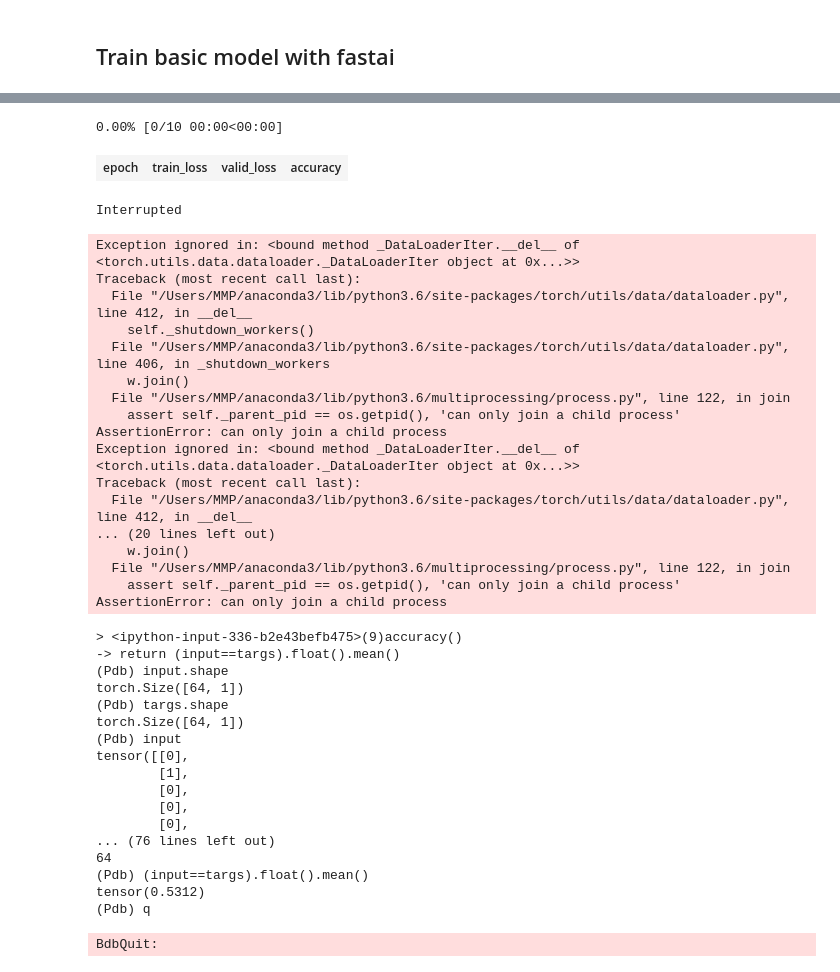
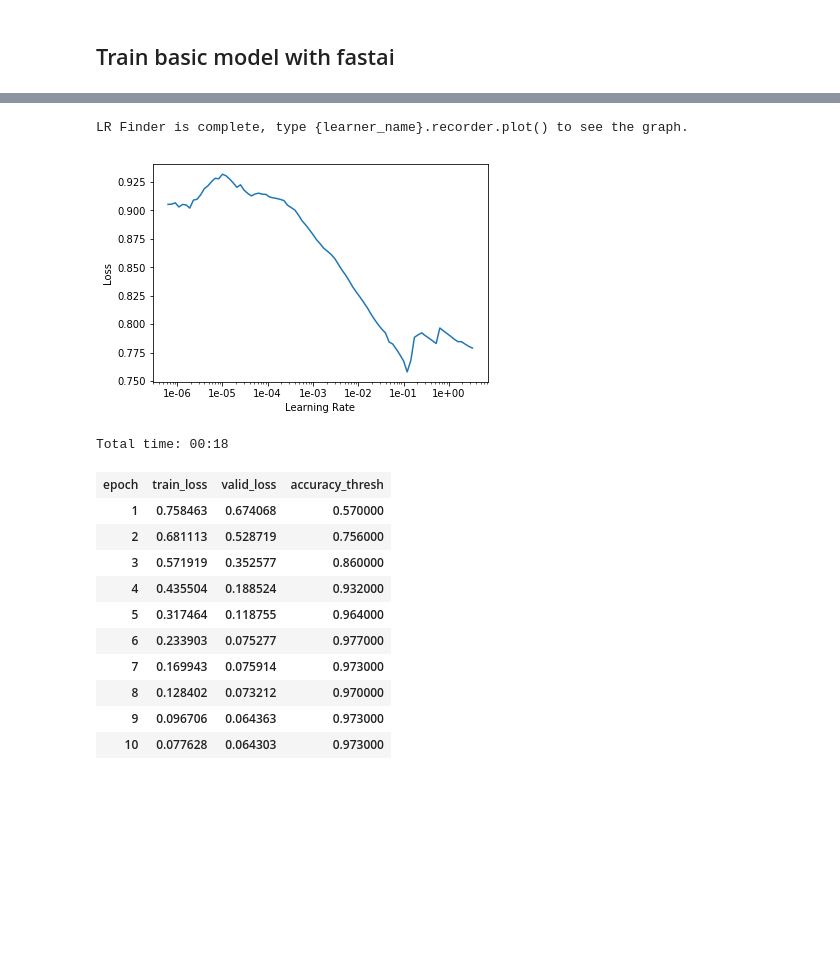
Before and after one commit to MicPie/genomics, a Jupyter notebook: DL_Genomics_v8_basic-fastai.ipynb, the cells around one changed output, grey strips where cells are left out. Saved outputs shown, nothing was run; the diff lists cells and outputs as text; code cells hidden in the pictures; blank space fills up the shorter version.

```diff
--- a/DL_Genomics_v8_basic-fastai.ipynb
+++ b/DL_Genomics_v8_basic-fastai.ipynb
@@ -105,3 +91,5 @@ seq_df['MultiTarget'] = seq_df['MultiTarget'].apply(joinarray)
+# %%
+seq_df['NotTarget'] = targB
 # %%
 seq_df.head()
 # %% [output]
@@ -158,6 +146,6 @@ class SeqItemList(ImageItemList):
     @classmethod
     def import_from_df(cls, df:DataFrame, cols:IntsOrStrs=0, **kwargs)->'ItemList':
         "Get the sequences in `col` of `df` and will had `path/folder` in front of them, `suffix` at the end."
-        return cls(items=df[cols].values)
+        return cls(items=df[cols].values, xtra=df)
 # %%
 bs = 64
@@ -175,3 +152,8 @@ data = (SeqItemList.import_from_df(seq_df, ['Sequences'])
+# %%
+data = (SeqItemList.import_from_df(seq_df, ['Sequences'])
+        .random_split_by_pct(valid_pct=0.25)
+        .label_from_df(['Target', 'NotTarget']) #one_hot=True !
+        .databunch(bs=bs))
 # %% [markdown]
 ### Verify data object
 # %% [markdown]
@@ -295,2 +263,2 @@ def accuracy(input:Tensor, targs:LongTensor)->Rank0Tensor:
 # %%
-learn = Learner(data, net_basic_fastai, loss_func=nn.CrossEntropyLoss(), metrics=accuracy)#_thresh)
+learn = Learner(data, net_basic_fastai, loss_func=F.binary_cross_entropy_with_logits, metrics=accuracy_thresh)
@@ -299,44 +285,21 @@ learn = Learner(data, net_basic_fastai, loss_func=nn.CrossEntropyLoss(), metrics
 # %%
-#learn.lr_find()
-#learn.recorder.plot()
+learn.lr_find()
+learn.recorder.plot()
+# %% [output]
+LR Finder is complete, type {learner_name}.recorder.plot() to see the graph.
+[figure, added]
 # %%
-learn.fit(10, lr=1e-3)
+learn.fit_one_cycle(10, max_lr=1e-2)
 # %% [output]
-0.00% [0/10 00:00<00:00]
+Total time: 00:18
-| epoch | train_loss | valid_loss | accuracy |
+| epoch | train_loss | valid_loss | accuracy_thresh |
+| 1 | 0.758463 | 0.674068 | 0.570000 |
+| 2 | 0.681113 | 0.528719 | 0.756000 |
+| 3 | 0.571919 | 0.352577 | 0.860000 |
+| 4 | 0.435504 | 0.188524 | 0.932000 |
+| 5 | 0.317464 | 0.118755 | 0.964000 |
+| 6 | 0.233903 | 0.075277 | 0.977000 |
+| 7 | 0.169943 | 0.075914 | 0.973000 |
+| 8 | 0.128402 | 0.073212 | 0.970000 |
+| 9 | 0.096706 | 0.064363 | 0.973000 |
+| 10 | 0.077628 | 0.064303 | 0.973000 |
-Interrupted
-Exception ignored in: <bound method _DataLoaderIter.__del__ of <torch.utils.data.dataloader._DataLoaderIter object at 0x...>>
-Traceback (most recent call last):
-  File "/Users/MMP/anaconda3/lib/python3.6/site-packages/torch/utils/data/dataloader.py", line 412, in __del__
-    self._shutdown_workers()
-  File "/Users/MMP/anaconda3/lib/python3.6/site-packages/torch/utils/data/dataloader.py", line 406, in _shutdown_workers
-    w.join()
-  File "/Users/MMP/anaconda3/lib/python3.6/multiprocessing/process.py", line 122, in join
-    assert self._parent_pid == os.getpid(), 'can only join a child process'
-AssertionError: can only join a child process
-Exception ignored in: <bound method _DataLoaderIter.__del__ of <torch.utils.data.dataloader._DataLoaderIter object at 0x...>>
-Traceback (most recent call last):
-  File "/Users/MMP/anaconda3/lib/python3.6/site-packages/torch/utils/data/dataloader.py", line 412, in __del__
-... (20 lines left out)
-    w.join()
-  File "/Users/MMP/anaconda3/lib/python3.6/multiprocessing/process.py", line 122, in join
-    assert self._parent_pid == os.getpid(), 'can only join a child process'
-AssertionError: can only join a child process
-> <ipython-input-336-b2e43befb475>(9)accuracy()
--> return (input==targs).float().mean()
-(Pdb) input.shape
-torch.Size([64, 1])
-(Pdb) targs.shape
-torch.Size([64, 1])
-(Pdb) input
-tensor([[0],
-        [1],
-        [0],
-        [0],
-        [0],
-... (76 lines left out)
-64
-(Pdb) (input==targs).float().mean()
-tensor(0.5312)
-(Pdb) q
-BdbQuit:
```
Also changed, not shown: parts of 46 cells of this notebook, 2 other files.
